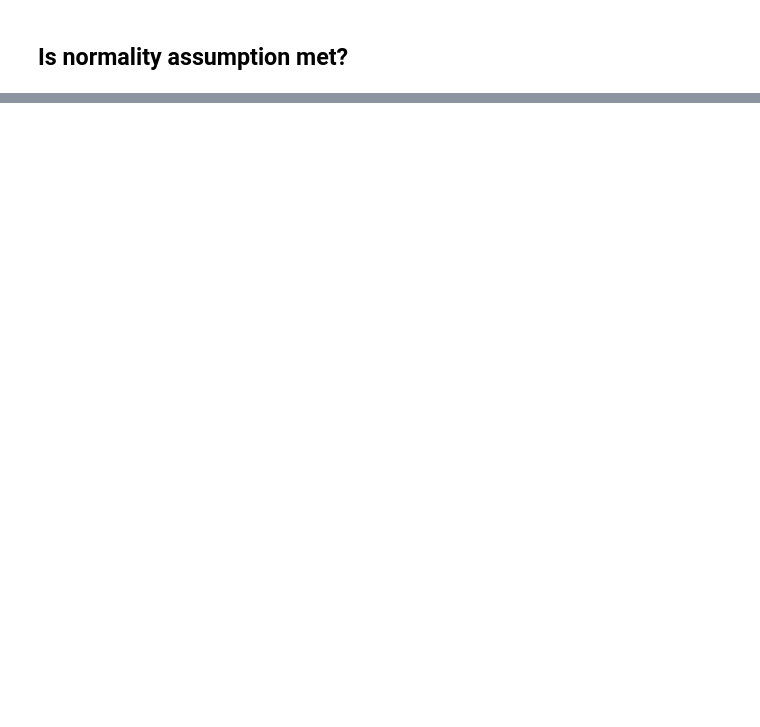
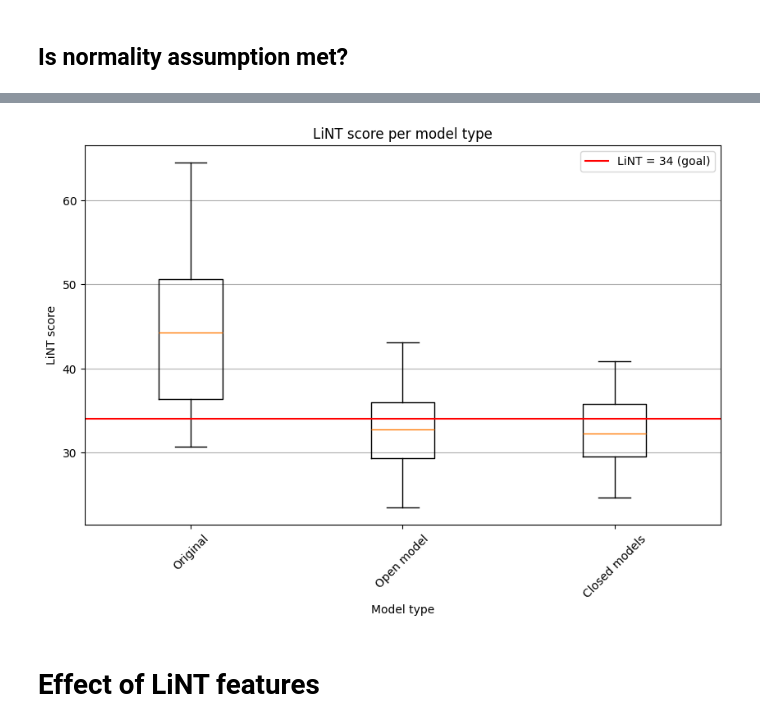
Before and after one commit to ChielChiel/Thesis-LLM-LiNT, a Jupyter notebook: anova.ipynb, the cells around one changed output, grey strips where cells are left out. Drawn from its saved outputs; the diff is of its cells as text; code cells hidden in the pictures; blank space fills up the shorter version.

```diff
--- a/anova.ipynb
+++ b/anova.ipynb
@@ -350,0 +571,9 @@ posthocs
+# %%
+clsdum = dict({
+    "text": list(range(40)) +  list(range(40)) + list(range(40)),
+    "model_type": ['org_text'] * 40 + ['closed_dummy'] * 40 + ['open_dummy'] * 40,
+    "score":list(org_texts.values()) + list(closed_texts.values()) + list(open_texts.values())
+})
+# %%
+anova_check_cosm_df = pd.DataFrame(clsdum)
+anova_check_cosm_df
@@ -350,0 +631,3 @@ posthocs
+# %%
+grouped_model_type = anova_check_cosm_df.groupby('model_type')
+grouped_model_type.groups.items()
@@ -350,0 +636,10 @@ posthocs
+# %%
+valk_model_type = dict(
+    {
+        'Original': dict(tuple(grouped_model_type))['org_text']['score'].values,
+        'Open model': dict(tuple(grouped_model_type))['open_dummy']['score'].values,
+        'Closed models': dict(tuple(grouped_model_type))['closed_dummy']['score'].values,
+    }
+
+)
+valk_model_type
@@ -350,0 +664,15 @@ posthocs
+# %%
+fig, ax = plt.subplots(figsize=(10, 6))
+ax.boxplot(valk_model_type.values())
+ax.set_xticklabels(list(valk_model_type.keys()), rotation = 45)
+ax.set_title("LiNT score per model type")
+ax.set_ylabel("LiNT score")
+ax.set_xlabel("Model type")
+ax.axhline(y=34, color='r', linestyle='-', label="LiNT = 34 (goal)")# ax.
+ax.grid(axis='y')
+ax.legend()
+plt.show()
+# %% [output]
+[figure, added]
+# %% [markdown]
+# Effect of LiNT features
```
Also changed, not shown: parts of 93 cells of this notebook, 12 other files.
